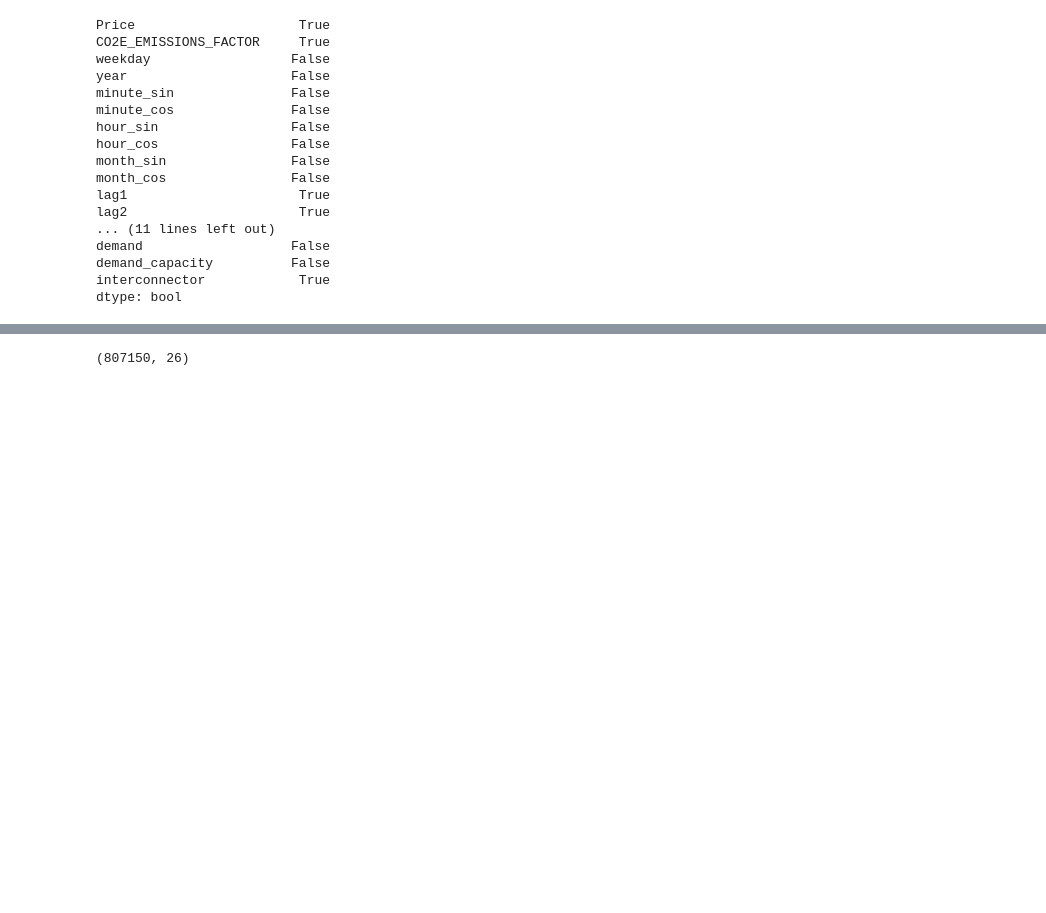
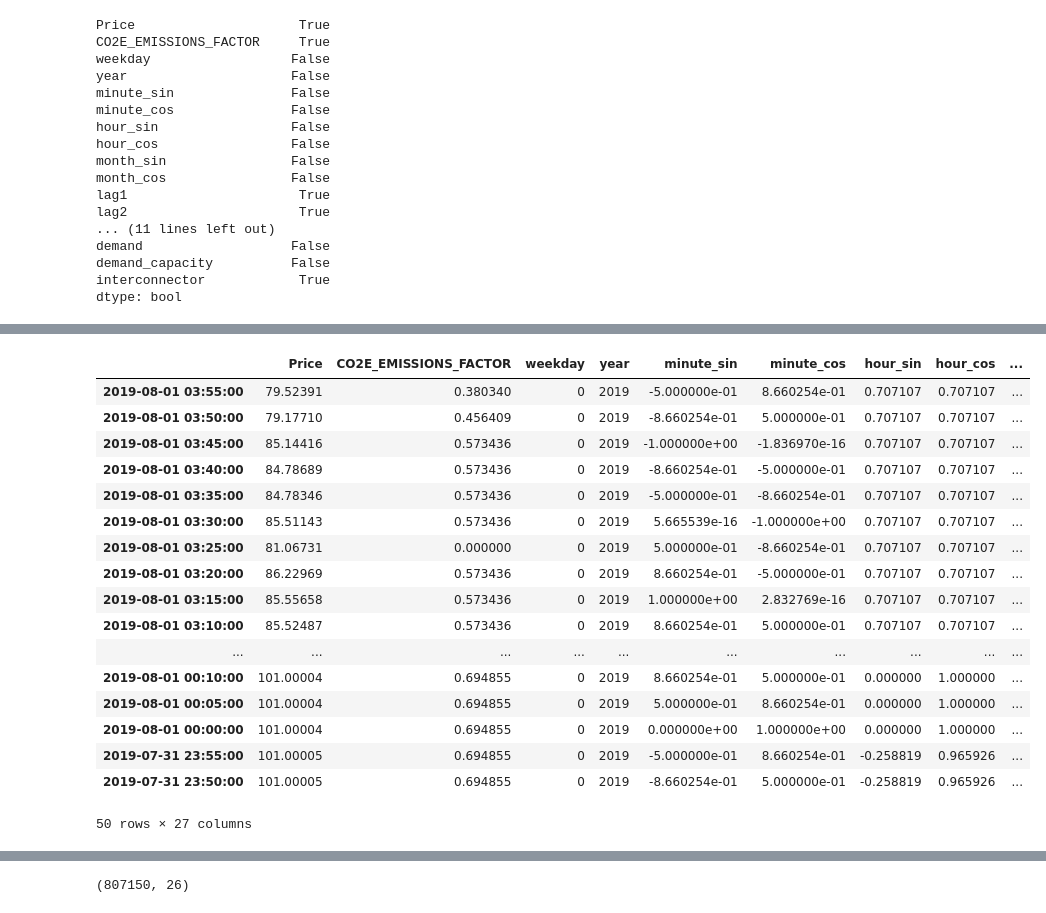
Before and after one commit to bkubsch/marginal-carbon, a Jupyter notebook: notebooks/8a_data_prep.ipynb, the cells around one changed output, grey strips where cells are left out. Drawn from its saved outputs; the diff is of its cells as text; code cells hidden in the pictures; blank space fills up the shorter version.

```diff
--- a/notebooks/8a_data_prep.ipynb
+++ b/notebooks/8a_data_prep.ipynb
@@ -191,0 +211,25 @@ pd.to_pickle(df, file_path)
+# %%
+# here, we calculate the local mean over a window of always 30 rows
+
+df_impute = df.assign(rolling_mean=df['CO2E_EMISSIONS_FACTOR'].rolling(window=30, min_periods=1).mean())
+# %%
+df_impute.head(50)
+# %% [output]
+|  | Price | CO2E_EMISSIONS_FACTOR | weekday | year | minute_sin | minute_cos | hour_sin | hour_cos | ... |
+| 2019-08-01 03:55:00 | 79.52391 | 0.380340 | 0 | 2019 | -5.000000e-01 | 8.660254e-01 | 0.707107 | 0.707107 | ... |
+| 2019-08-01 03:50:00 | 79.17710 | 0.456409 | 0 | 2019 | -8.660254e-01 | 5.000000e-01 | 0.707107 | 0.707107 | ... |
+| 2019-08-01 03:45:00 | 85.14416 | 0.573436 | 0 | 2019 | -1.000000e+00 | -1.836970e-16 | 0.707107 | 0.707107 | ... |
+| 2019-08-01 03:40:00 | 84.78689 | 0.573436 | 0 | 2019 | -8.660254e-01 | -5.000000e-01 | 0.707107 | 0.707107 | ... |
+| 2019-08-01 03:35:00 | 84.78346 | 0.573436 | 0 | 2019 | -5.000000e-01 | -8.660254e-01 | 0.707107 | 0.707107 | ... |
+| 2019-08-01 03:30:00 | 85.51143 | 0.573436 | 0 | 2019 | 5.665539e-16 | -1.000000e+00 | 0.707107 | 0.707107 | ... |
+| 2019-08-01 03:25:00 | 81.06731 | 0.000000 | 0 | 2019 | 5.000000e-01 | -8.660254e-01 | 0.707107 | 0.707107 | ... |
+| 2019-08-01 03:20:00 | 86.22969 | 0.573436 | 0 | 2019 | 8.660254e-01 | -5.000000e-01 | 0.707107 | 0.707107 | ... |
+| 2019-08-01 03:15:00 | 85.55658 | 0.573436 | 0 | 2019 | 1.000000e+00 | 2.832769e-16 | 0.707107 | 0.707107 | ... |
+| 2019-08-01 03:10:00 | 85.52487 | 0.573436 | 0 | 2019 | 8.660254e-01 | 5.000000e-01 | 0.707107 | 0.707107 | ... |
+| ... | ... | ... | ... | ... | ... | ... | ... | ... | ... |
+| 2019-08-01 00:10:00 | 101.00004 | 0.694855 | 0 | 2019 | 8.660254e-01 | 5.000000e-01 | 0.000000 | 1.000000 | ... |
+| 2019-08-01 00:05:00 | 101.00004 | 0.694855 | 0 | 2019 | 5.000000e-01 | 8.660254e-01 | 0.000000 | 1.000000 | ... |
+| 2019-08-01 00:00:00 | 101.00004 | 0.694855 | 0 | 2019 | 0.000000e+00 | 1.000000e+00 | 0.000000 | 1.000000 | ... |
+| 2019-07-31 23:55:00 | 101.00005 | 0.694855 | 0 | 2019 | -5.000000e-01 | 8.660254e-01 | -0.258819 | 0.965926 | ... |
+| 2019-07-31 23:50:00 | 101.00005 | 0.694855 | 0 | 2019 | -8.660254e-01 | 5.000000e-01 | -0.258819 | 0.965926 | ... |
+50 rows × 27 columns
```
Also changed, not shown: parts of 10 cells of this notebook, 5 other files.
